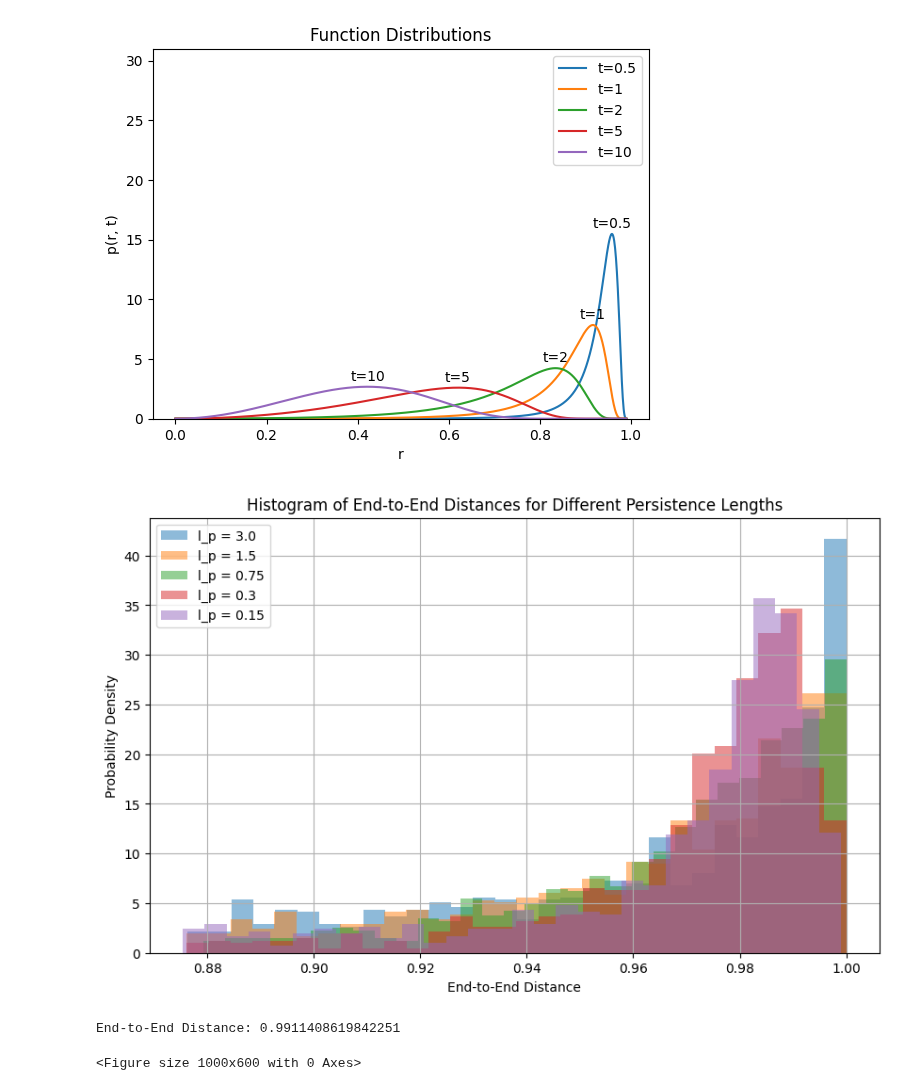
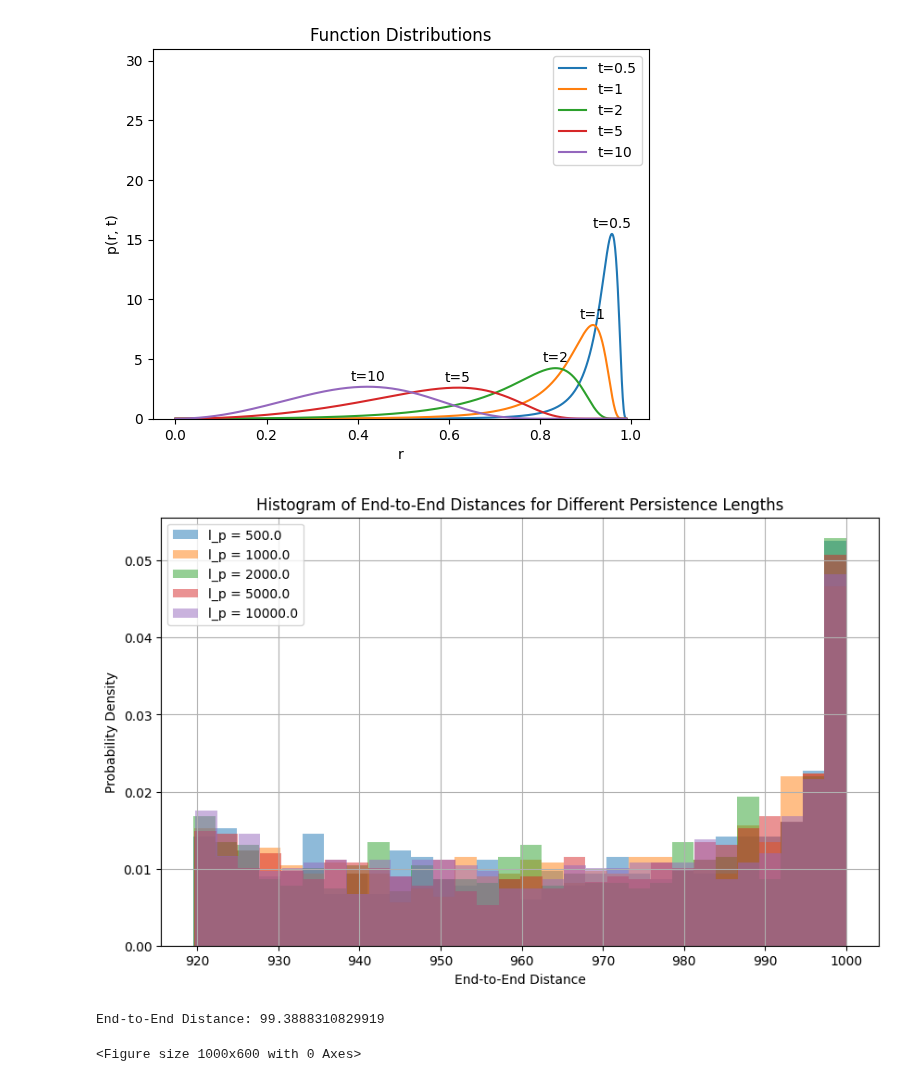
Before and after one commit to B-hub-hue/Python.exam_polymer, a Jupyter notebook: Python_exam_py.ipynb, the cells around one changed output. Drawn from its saved outputs; the diff is of its cells as text; code cells hidden in the pictures.

```diff
--- a/Python_exam_py.ipynb
+++ b/Python_exam_py.ipynb
@@ -50,7 +50,7 @@ def P_theta(theta, delta_theta):
     return theta * np.exp(-theta * (theta / delta_theta)**2)
 
 # Parameters
-N = 100  # Number of segments
+N = 1000  # Number of segments
 A = 1.0  # Length of each segment
 L=N*A #total_length of all segments
 delta_theta = 0.101  # Example value for delta_theta
@@ -58,12 +58,12 @@ delta_theta = 0.101  # Example value for delta_theta
 # Generate theta samples with persistence length
 def generate_theta_samples_with_persistence(num_samples, delta_theta, persistence_length):
     theta_samples = np.zeros(num_samples)
-    theta_samples[0] = np.random.uniform(0, 5 * delta_theta)  # First angle
+    theta_samples[0] = np.random.uniform(0, 4 * delta_theta)  # First angle
 
     for i in range(1, num_samples):
         theta_prev = theta_samples[i - 1]
         theta_next = np.random.normal(theta_prev, persistence_length)  # Normal distribution centered around previous angle
-        theta_next = np.clip(theta_next, 0, 5 * delta_theta)  # Ensure it's within bounds
+        theta_next = np.clip(theta_next, 0, 4 * delta_theta)  # Ensure it's within bounds
         prob = P_theta(theta_next, delta_theta)
         if np.random.rand() < prob: # This conditional statement checks if a randomly generated number (from a uniform distribution between 0 and 1) is less than prob.
                                       # If it is, theta_next is accepted and stored in the theta_samples array.
@@ -79,7 +79,11 @@ def generate_phi_samples(num_samples):
     return np.random.uniform(0, 2 * np.pi, num_samples)
 
 # Persistence lengths to test
-persistence_lengths = np.array([3.00, 1.5, 0.75, 0.30, 0.15])
+#persistence_lengths = np.array([3.00, 1.5, 0.75, 0.30, 0.15])*2/3
+l_o = np.array([3.00, 1.5, 0.75, 0.30, 0.15])*2/3
+t = L/l_o
+persistence_lengths = t
+
 
 # Store end-to-end distances for different persistence lengths
 end_to_end_distances = []
@@ -87,36 +91,37 @@ def calculate_end_to_end_distance(N, L, thetas, phis):
     R_x = np.sum(A * np.sin(thetas) * np.cos(phis))
     R_y = np.sum(A * np.sin(thetas) * np.sin(phis))
     R_z = np.sum(A * np.cos(thetas))
-    R = np.sqrt(R_x**2 + R_y**2 + R_z**2)/100
+    R = np.sqrt(R_x**2 + R_y**2 + R_z**2)
+
     return R
 
 end_to_end_distance = calculate_end_to_end_distance(N, A, thetas, phis)
 
 # Run simulations for each persistence length
 for persistence_length in persistence_lengths:
     distances = []
     for _ in range(1000):  # Number of simulations per persistence length
         thetas = generate_theta_samples_with_persistence(N, delta_theta, persistence_length)
         phis = generate_phi_samples(N)
         distance = calculate_end_to_end_distance(N, A, thetas, phis)
         distances.append(distance)
     end_to_end_distances.append(distances)
 
 # Plotting the results
 plt.figure(figsize=(10, 6))
 for i, persistence_length in enumerate(persistence_lengths):
     plt.hist(end_to_end_distances[i], bins=30, density=True, alpha=0.5, label=f'l_p = {persistence_length}')
 
 plt.xlabel('End-to-End Distance')
 plt.ylabel('Probability Density')
 plt.title('Histogram of End-to-End Distances for Different Persistence Lengths')
 plt.legend()
 plt.grid()
 plt.show()
 print(f"End-to-End Distance: {end_to_end_distance}")
 # %% [output]
-[figure, old version]
+[figure, new version]
-End-to-End Distance: 0.9911408619842251
+End-to-End Distance: 99.3888310829919
 # %%
 import numpy as np
 import matplotlib.pyplot as plt
```
